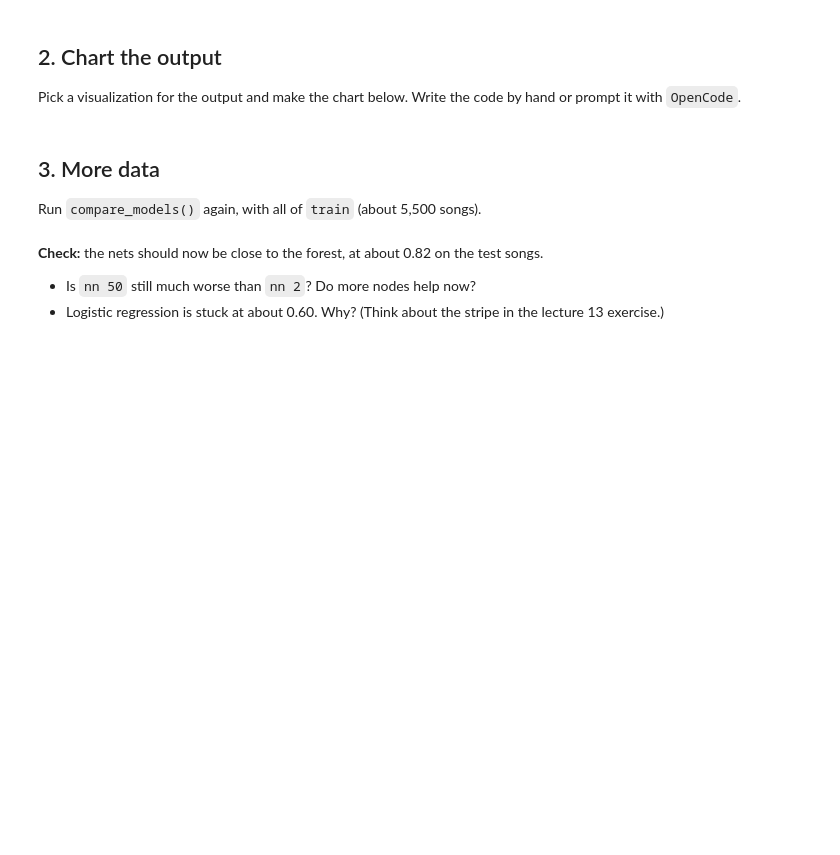
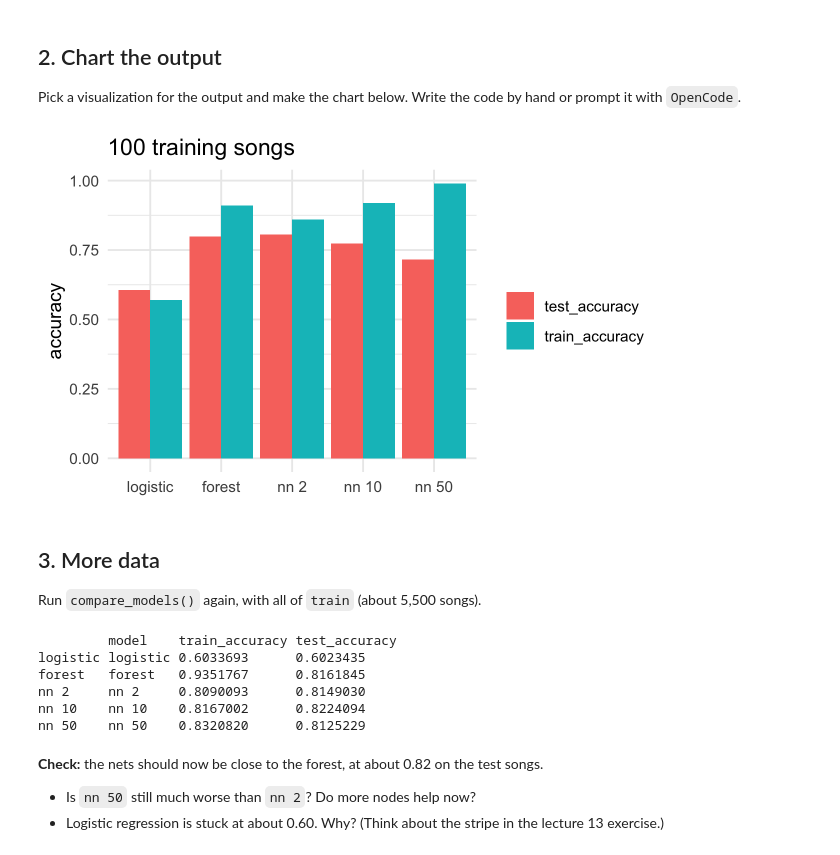
Before and after one commit to hiyaa1106/codespace, a Jupyter notebook: exercises/16-nn-exercise.ipynb, the cells around one changed output. Drawn from its saved outputs; the diff is of its cells as text; code cells hidden in the pictures; blank space fills up the shorter version.

```diff
--- a/exercises/16-nn-exercise.ipynb
+++ b/exercises/16-nn-exercise.ipynb
@@ -107,7 +139,29 @@ Pick a visualization for the output and make the chart below. Write the code by
+# %%
+# Chart code goes here
+results_small |>
+    pivot_longer(c(train_accuracy, test_accuracy), names_to = 'data', values_to = 'accuracy') |>
+    mutate(model = factor(model, levels = results_small$model)) |>
+    ggplot(aes(x = model, y = accuracy, fill = data)) +
+    geom_col(position = 'dodge') +
+    labs(title = '100 training songs', x = NULL, y = 'accuracy', fill = NULL) +
+    theme_minimal()
+# %% [output]
+[figure, added]
 # %% [markdown]
 ## 3. More data
 
 Run `compare_models()` again, with all of `train` (about 5,500 songs).
+# %%
+results_all = compare_models(train)
+
+results_all
+# %% [output]
+         model    train_accuracy test_accuracy
+logistic logistic 0.6033693      0.6023435
+forest   forest   0.9351767      0.8161845
+nn 2     nn 2     0.8090093      0.8149030
+nn 10    nn 10    0.8167002      0.8224094
+nn 50    nn 50    0.8320820      0.8125229
 # %% [markdown]
 **Check:** the nets should now be close to the forest, at about 0.82 on the test songs.
 
```
Also changed, not shown: parts of 10 cells of this notebook, 1 other file.
